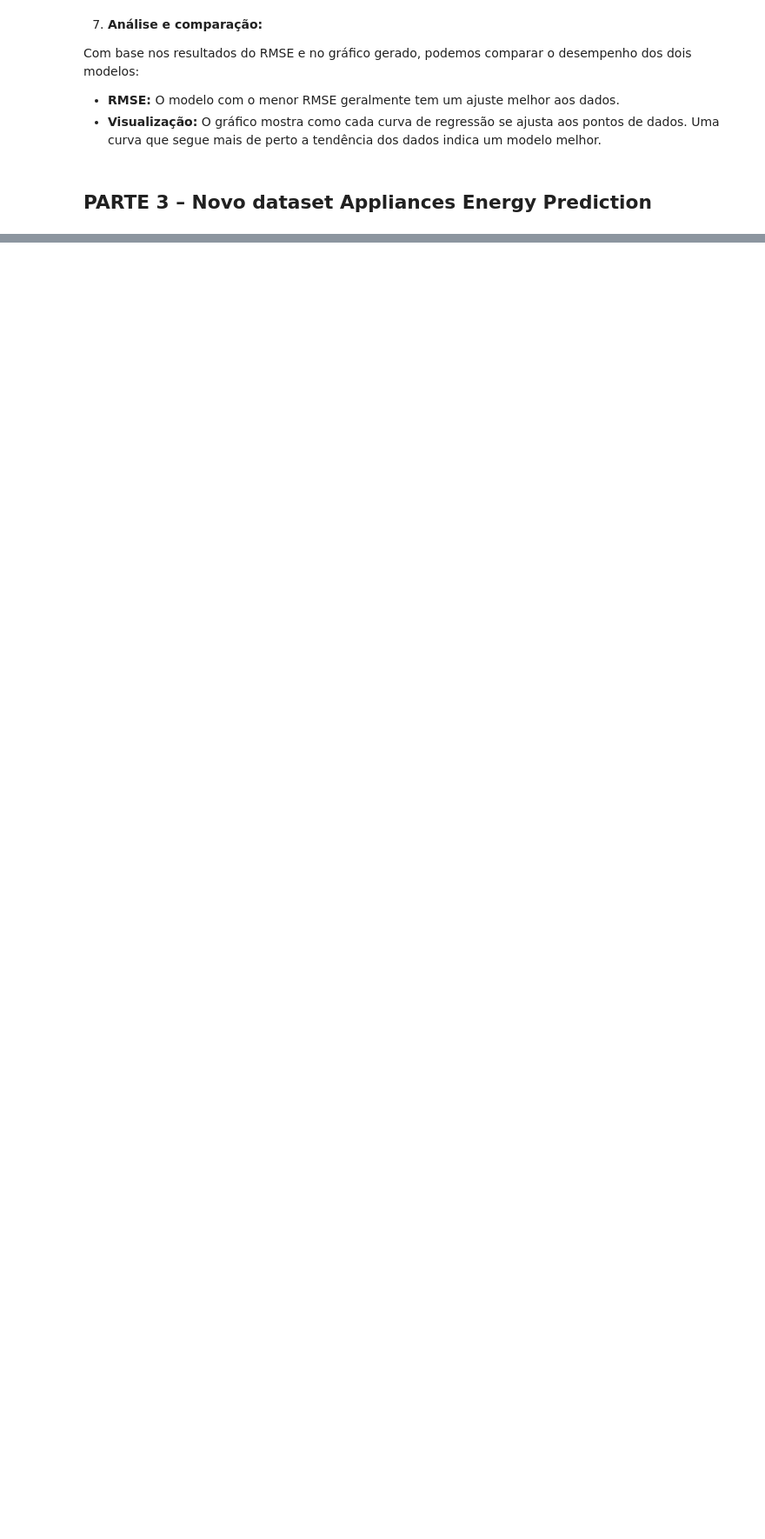
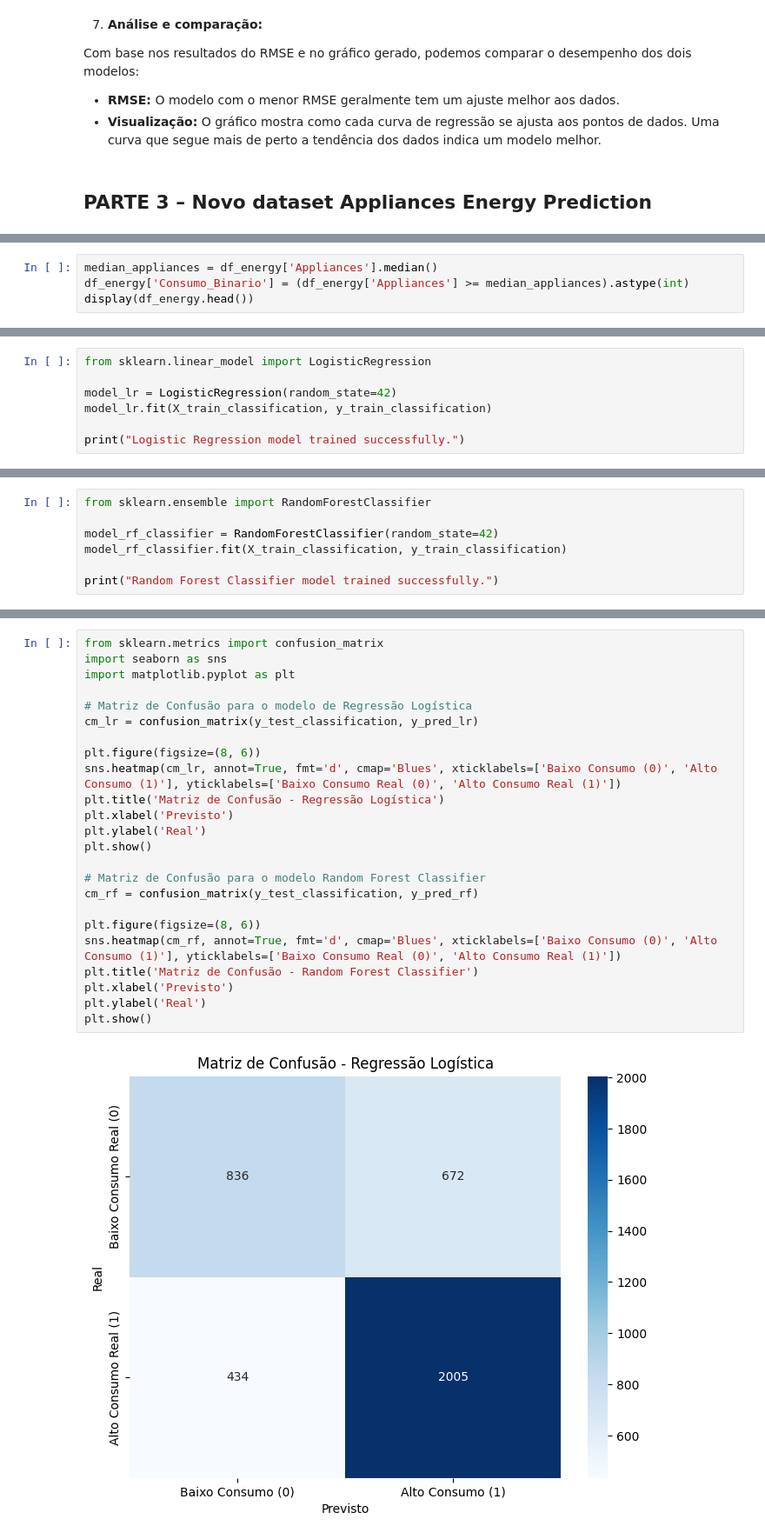
Before and after one commit to felipesora/CP1-Analise-Dados-Consumidores-Energia, a Jupyter notebook: CP1_Analise_Dados_Consumidores_Energia.ipynb, the cells around one changed output, grey strips where cells are left out. Shown at 87% size. Drawn from its saved outputs; the diff is of its cells as text; blank space fills up the shorter version.

```diff
--- a/CP1_Analise_Dados_Consumidores_Energia.ipynb
+++ b/CP1_Analise_Dados_Consumidores_Energia.ipynb
@@ -657,0 +1002,4 @@ Com base nos resultados do RMSE e no gráfico gerado, podemos comparar o desempe
+# %%
+median_appliances = df_energy['Appliances'].median()
+df_energy['Consumo_Binario'] = (df_energy['Appliances'] >= median_appliances).astype(int)
+display(df_energy.head())
@@ -657,0 +1077,7 @@ Com base nos resultados do RMSE e no gráfico gerado, podemos comparar o desempe
+# %%
+from sklearn.linear_model import LogisticRegression
+
+model_lr = LogisticRegression(random_state=42)
+model_lr.fit(X_train_classification, y_train_classification)
+
+print("Logistic Regression model trained successfully.")
@@ -657,0 +1090,7 @@ Com base nos resultados do RMSE e no gráfico gerado, podemos comparar o desempe
+# %%
+from sklearn.ensemble import RandomForestClassifier
+
+model_rf_classifier = RandomForestClassifier(random_state=42)
+model_rf_classifier.fit(X_train_classification, y_train_classification)
+
+print("Random Forest Classifier model trained successfully.")
@@ -657,0 +1141,26 @@ Com base nos resultados do RMSE e no gráfico gerado, podemos comparar o desempe
+# %%
+from sklearn.metrics import confusion_matrix
+import seaborn as sns
+import matplotlib.pyplot as plt
+
+# Matriz de Confusão para o modelo de Regressão Logística
+cm_lr = confusion_matrix(y_test_classification, y_pred_lr)
+
+plt.figure(figsize=(8, 6))
+sns.heatmap(cm_lr, annot=True, fmt='d', cmap='Blues', xticklabels=['Baixo Consumo (0)', 'Alto Consumo (1)'], yticklabels=['Baixo Consumo Real (0)', 'Alto Consumo Real (1)'])
+plt.title('Matriz de Confusão - Regressão Logística')
+plt.xlabel('Previsto')
+plt.ylabel('Real')
+plt.show()
+
+# Matriz de Confusão para o modelo Random Forest Classifier
+cm_rf = confusion_matrix(y_test_classification, y_pred_rf)
+
+plt.figure(figsize=(8, 6))
+sns.heatmap(cm_rf, annot=True, fmt='d', cmap='Blues', xticklabels=['Baixo Consumo (0)', 'Alto Consumo (1)'], yticklabels=['Baixo Consumo Real (0)', 'Alto Consumo Real (1)'])
+plt.title('Matriz de Confusão - Random Forest Classifier')
+plt.xlabel('Previsto')
+plt.ylabel('Real')
+plt.show()
+# %% [output]
+[figure, added]
```
Also changed, not shown: parts of 39 cells of this notebook.
